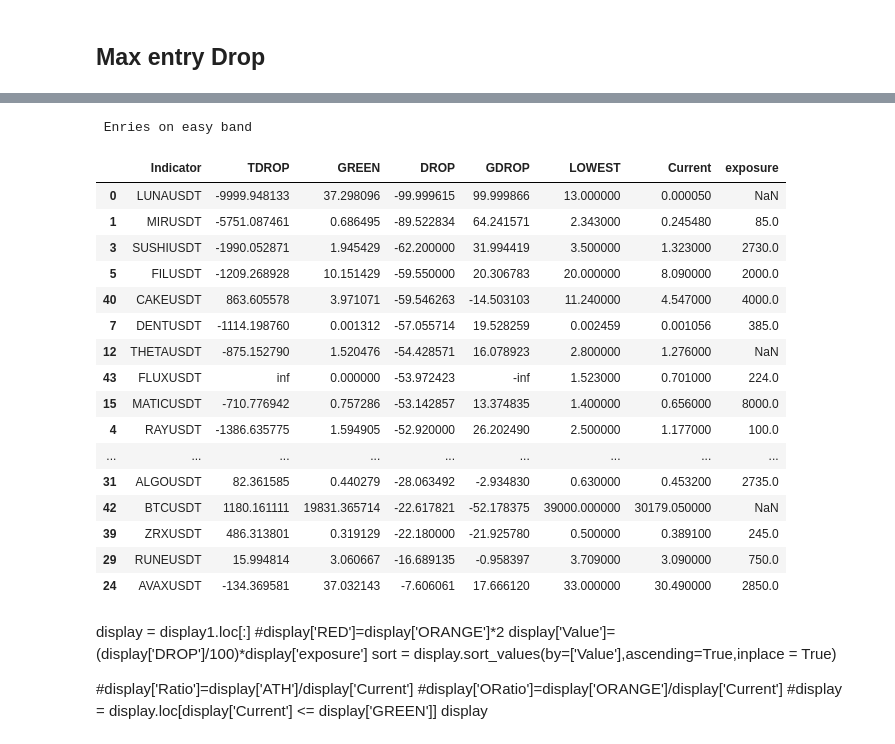
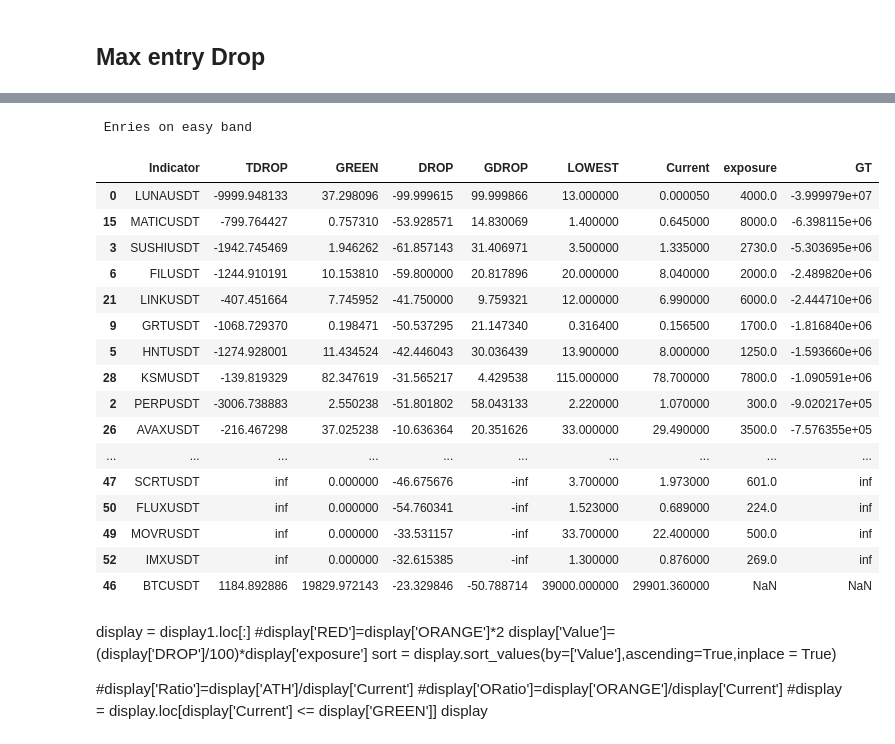
Before and after one commit to hjabbour/ML, a Jupyter notebook: FixEntries.ipynb, the cells around one changed output, grey strips where cells are left out. Drawn from its saved outputs; the diff is of its cells as text; code cells hidden in the pictures.

Commit message:
20052022 fixentries exposure

```diff
--- a/FixEntries.ipynb
+++ b/FixEntries.ipynb
@@ -290,28 +280,30 @@ display
 # %%
-## Green entry
+## GT drop
 print("\b Enries on easy band")
 
 display1 = display.loc[:]
+display1['GT']=display1['TDROP']*display1['exposure']
+display1.sort_values(by=['GT'],ascending=True,inplace = True)
 display1
 # %% [output]
  Enries on easy band
-|  | Indicator | TDROP | GREEN | DROP | GDROP | LOWEST | Current | exposure |
-| 0 | LUNAUSDT | -9999.948133 | 37.298096 | -99.999615 | 99.999866 | 13.000000 | 0.000050 | NaN |
-| 1 | MIRUSDT | -5751.087461 | 0.686495 | -89.522834 | 64.241571 | 2.343000 | 0.245480 | 85.0 |
-| 3 | SUSHIUSDT | -1990.052871 | 1.945429 | -62.200000 | 31.994419 | 3.500000 | 1.323000 | 2730.0 |
-| 5 | FILUSDT | -1209.268928 | 10.151429 | -59.550000 | 20.306783 | 20.000000 | 8.090000 | 2000.0 |
-| 40 | CAKEUSDT | 863.605578 | 3.971071 | -59.546263 | -14.503103 | 11.240000 | 4.547000 | 4000.0 |
-| 7 | DENTUSDT | -1114.198760 | 0.001312 | -57.055714 | 19.528259 | 0.002459 | 0.001056 | 385.0 |
-| 12 | THETAUSDT | -875.152790 | 1.520476 | -54.428571 | 16.078923 | 2.800000 | 1.276000 | NaN |
-| 43 | FLUXUSDT | inf | 0.000000 | -53.972423 | -inf | 1.523000 | 0.701000 | 224.0 |
-| 15 | MATICUSDT | -710.776942 | 0.757286 | -53.142857 | 13.374835 | 1.400000 | 0.656000 | 8000.0 |
-| 4 | RAYUSDT | -1386.635775 | 1.594905 | -52.920000 | 26.202490 | 2.500000 | 1.177000 | 100.0 |
-| ... | ... | ... | ... | ... | ... | ... | ... | ... |
-| 31 | ALGOUSDT | 82.361585 | 0.440279 | -28.063492 | -2.934830 | 0.630000 | 0.453200 | 2735.0 |
-| 42 | BTCUSDT | 1180.161111 | 19831.365714 | -22.617821 | -52.178375 | 39000.000000 | 30179.050000 | NaN |
-| 39 | ZRXUSDT | 486.313801 | 0.319129 | -22.180000 | -21.925780 | 0.500000 | 0.389100 | 245.0 |
-| 29 | RUNEUSDT | 15.994814 | 3.060667 | -16.689135 | -0.958397 | 3.709000 | 3.090000 | 750.0 |
-| 24 | AVAXUSDT | -134.369581 | 37.032143 | -7.606061 | 17.666120 | 33.000000 | 30.490000 | 2850.0 |
+|  | Indicator | TDROP | GREEN | DROP | GDROP | LOWEST | Current | exposure | GT |
+| 0 | LUNAUSDT | -9999.948133 | 37.298096 | -99.999615 | 99.999866 | 13.000000 | 0.000050 | 4000.0 | -3.999979e+07 |
+| 15 | MATICUSDT | -799.764427 | 0.757310 | -53.928571 | 14.830069 | 1.400000 | 0.645000 | 8000.0 | -6.398115e+06 |
+| 3 | SUSHIUSDT | -1942.745469 | 1.946262 | -61.857143 | 31.406971 | 3.500000 | 1.335000 | 2730.0 | -5.303695e+06 |
+| 6 | FILUSDT | -1244.910191 | 10.153810 | -59.800000 | 20.817896 | 20.000000 | 8.040000 | 2000.0 | -2.489820e+06 |
+| 21 | LINKUSDT | -407.451664 | 7.745952 | -41.750000 | 9.759321 | 12.000000 | 6.990000 | 6000.0 | -2.444710e+06 |
+| 9 | GRTUSDT | -1068.729370 | 0.198471 | -50.537295 | 21.147340 | 0.316400 | 0.156500 | 1700.0 | -1.816840e+06 |
+| 5 | HNTUSDT | -1274.928001 | 11.434524 | -42.446043 | 30.036439 | 13.900000 | 8.000000 | 1250.0 | -1.593660e+06 |
+| 28 | KSMUSDT | -139.819329 | 82.347619 | -31.565217 | 4.429538 | 115.000000 | 78.700000 | 7800.0 | -1.090591e+06 |
+| 2 | PERPUSDT | -3006.738883 | 2.550238 | -51.801802 | 58.043133 | 2.220000 | 1.070000 | 300.0 | -9.020217e+05 |
+| 26 | AVAXUSDT | -216.467298 | 37.025238 | -10.636364 | 20.351626 | 33.000000 | 29.490000 | 3500.0 | -7.576355e+05 |
+| ... | ... | ... | ... | ... | ... | ... | ... | ... | ... |
+| 47 | SCRTUSDT | inf | 0.000000 | -46.675676 | -inf | 3.700000 | 1.973000 | 601.0 | inf |
+| 50 | FLUXUSDT | inf | 0.000000 | -54.760341 | -inf | 1.523000 | 0.689000 | 224.0 | inf |
+| 49 | MOVRUSDT | inf | 0.000000 | -33.531157 | -inf | 33.700000 | 22.400000 | 500.0 | inf |
+| 52 | IMXUSDT | inf | 0.000000 | -32.615385 | -inf | 1.300000 | 0.876000 | 269.0 | inf |
+| 46 | BTCUSDT | 1184.892886 | 19829.972143 | -23.329846 | -50.788714 | 39000.000000 | 29901.360000 | NaN | NaN |
 # %%
 #display1['Value']=(display['DROP']/100)*display['exposure']
 #display1
```
Also changed, not shown: parts of 4 cells of this notebook, 1 other file.
